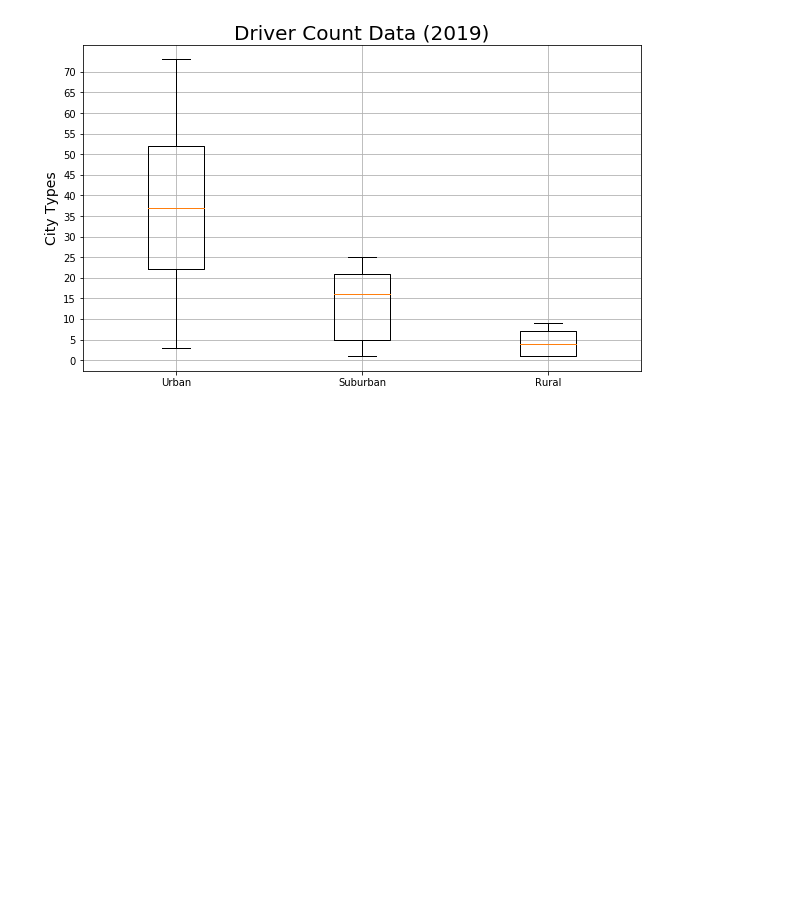
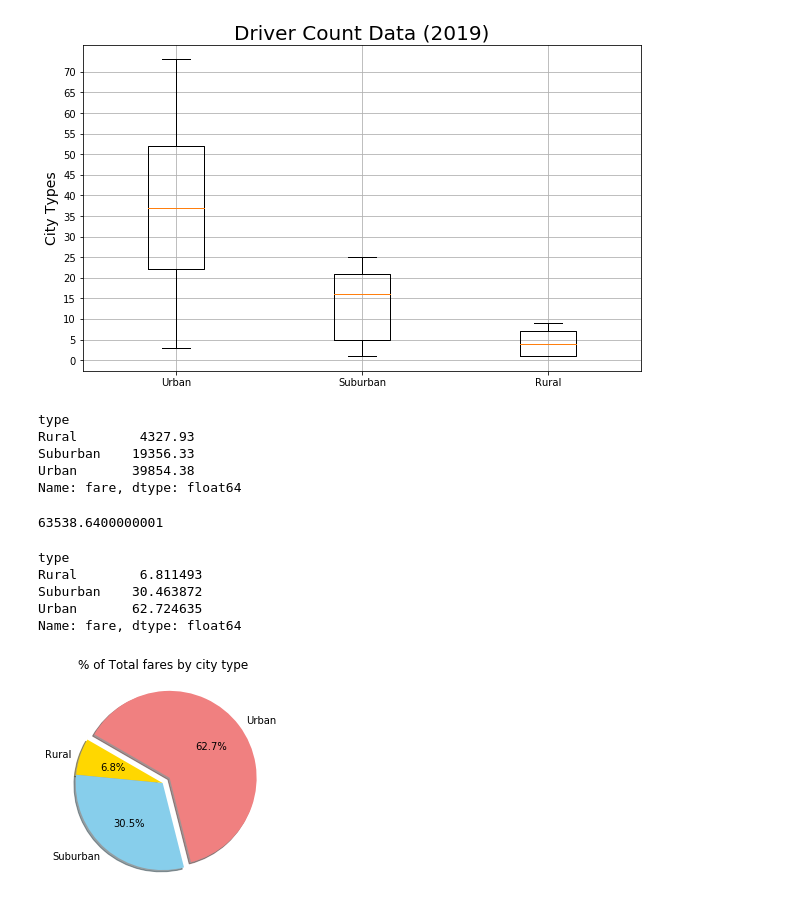
Before and after one commit to amuthusa/PyBer_Analysis, a Jupyter notebook: PyBer.ipynb, the cells around one changed output. Cells and saved outputs as stored; diff of their text form; code cells hidden in the pictures; blank space fills up the shorter version.

```diff
--- a/PyBer.ipynb
+++ b/PyBer.ipynb
@@ -762,3 +762,42 @@ plt.savefig("analysis/Fig4.png")
 plt.show()
 # %% [output]
 [figure]
+# %%
+#calculate sum of the fares for each individual city type
+sum_fare_by_citytype = pyber_data_df.groupby("type").sum()["fare"]
+sum_fare_by_citytype
+# %% [output]
+type
+Rural        4327.93
+Suburban    19356.33
+Urban       39854.38
+Name: fare, dtype: float64
+# %%
+#total sum of the fares for all the city types
+total_fare = sum_fare_by_citytype.sum()
+total_fare
+# %% [output]
+63538.6400000001
+# %%
+#calculate percentage of sum of the fares by city
+percentage_by_citytype = (sum_fare_by_citytype / total_fare) *100
+percentage_by_citytype
+# %% [output]
+type
+Rural        6.811493
+Suburban    30.463872
+Urban       62.724635
+Name: fare, dtype: float64
+# %%
+# Build the percentage of fares by city type pie chart.
+plt.pie(percentage_by_citytype,
+        labels=["Rural", "Suburban", "Urban"],
+        colors=["gold", "skyblue", "lightcoral"],
+        explode=[0,0,0.1],
+        autopct="%.1f%%",
+        shadow=True, startangle=150)
+plt.title("% of Total fares by city type")
+
+plt.show()
+# %% [output]
+[figure, added]
```
Also changed, not shown: parts of 9 cells of this notebook, 1 other file.
